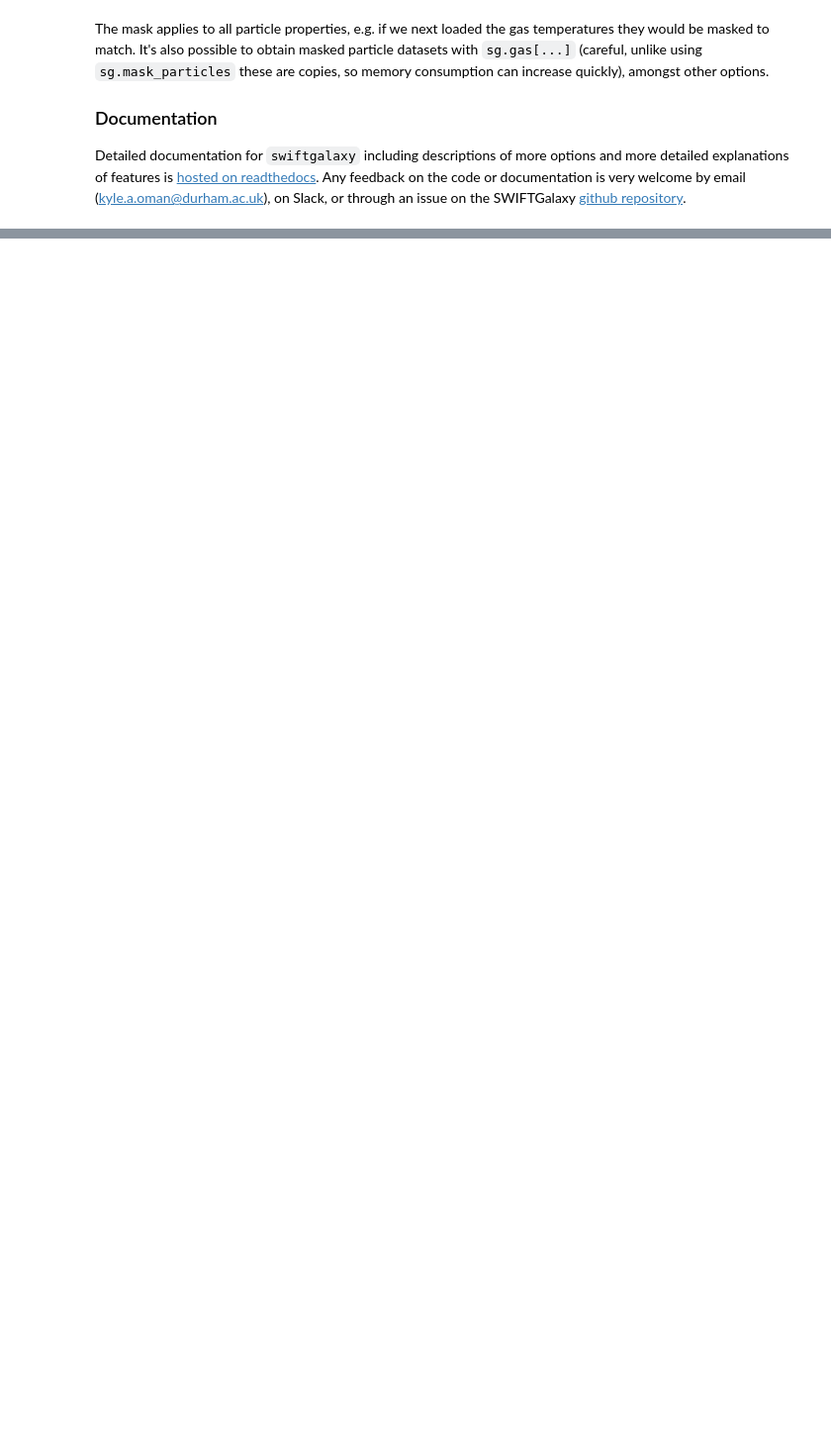
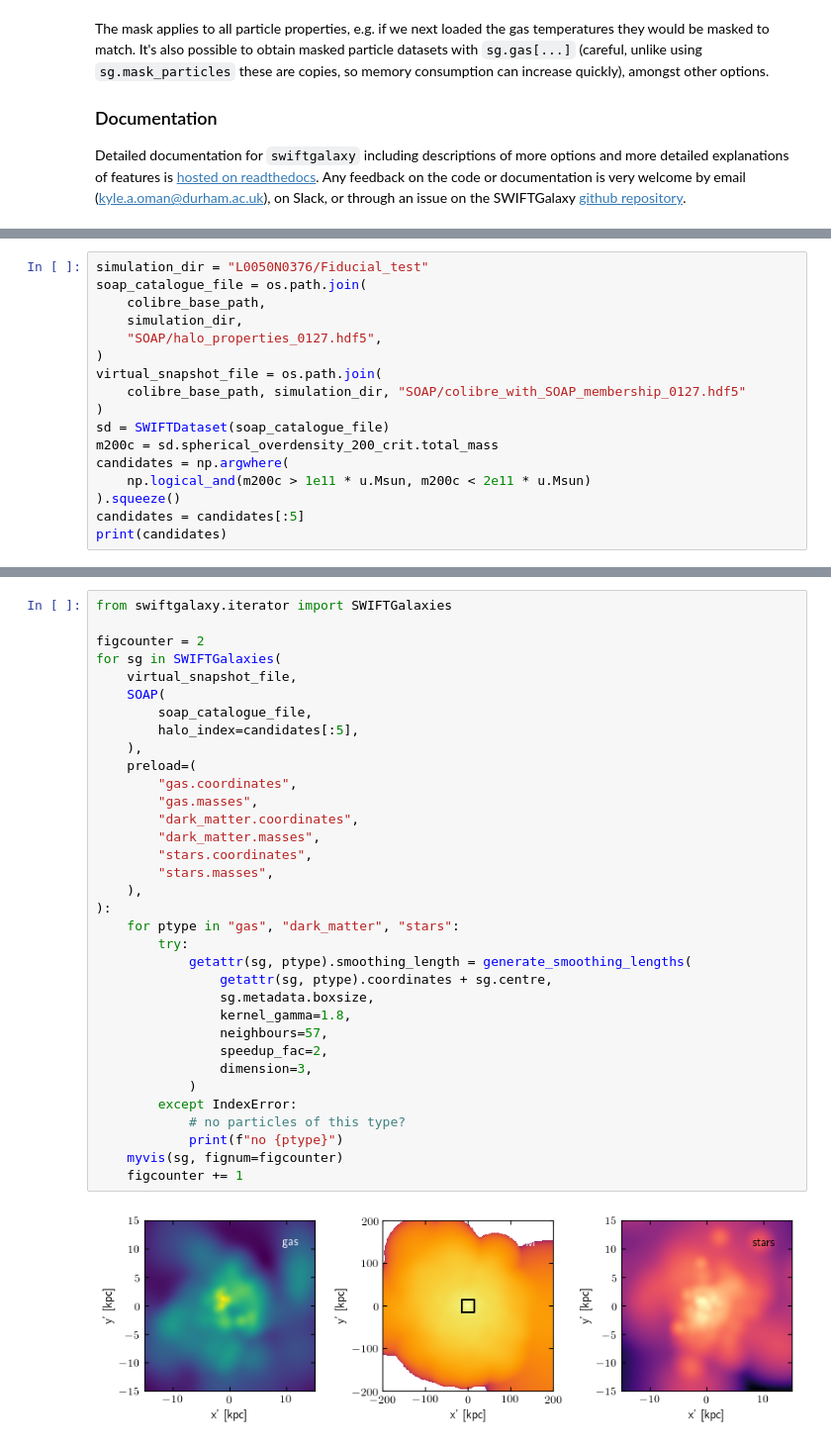
Before and after one commit to SWIFTSIM/swiftgalaxy, a Jupyter notebook: examples/SWIFTGalaxy_Colibre_QuickStart.ipynb, the cells around one changed output, grey strips where cells are left out. Shown: that part at 99% size. Drawn from its saved outputs; the diff is of its cells as text; blank space fills up the shorter version.

```diff
--- a/examples/SWIFTGalaxy_Colibre_QuickStart.ipynb
+++ b/examples/SWIFTGalaxy_Colibre_QuickStart.ipynb
@@ -240,0 +250,17 @@ Detailed documentation for `swiftgalaxy` including descriptions of more options
+# %%
+simulation_dir = "L0050N0376/Fiducial_test"
+soap_catalogue_file = os.path.join(
+    colibre_base_path,
+    simulation_dir,
+    "SOAP/halo_properties_0127.hdf5",
+)
+virtual_snapshot_file = os.path.join(
+    colibre_base_path, simulation_dir, "SOAP/colibre_with_SOAP_membership_0127.hdf5"
+)
+sd = SWIFTDataset(soap_catalogue_file)
+m200c = sd.spherical_overdensity_200_crit.total_mass
+candidates = np.argwhere(
+    np.logical_and(m200c > 1e11 * u.Msun, m200c < 2e11 * u.Msun)
+).squeeze()
+candidates = candidates[:5]
+print(candidates)
@@ -240,0 +273,36 @@ Detailed documentation for `swiftgalaxy` including descriptions of more options
+# %%
+from swiftgalaxy.iterator import SWIFTGalaxies
+
+figcounter = 2
+for sg in SWIFTGalaxies(
+    virtual_snapshot_file,
+    SOAP(
+        soap_catalogue_file,
+        halo_index=candidates[:5],
+    ),
+    preload=(
+        "gas.coordinates",
+        "gas.masses",
+        "dark_matter.coordinates",
+        "dark_matter.masses",
+        "stars.coordinates",
+        "stars.masses",
+    ),
+):
+    for ptype in "gas", "dark_matter", "stars":
+        try:
+            getattr(sg, ptype).smoothing_length = generate_smoothing_lengths(
+                getattr(sg, ptype).coordinates + sg.centre,
+                sg.metadata.boxsize,
+                kernel_gamma=1.8,
+                neighbours=57,
+                speedup_fac=2,
+                dimension=3,
+            )
+        except IndexError:
+            # no particles of this type?
+            print(f"no {ptype}")
+    myvis(sg, fignum=figcounter)
+    figcounter += 1
+# %% [output]
+[figure, added]
```
Also changed, not shown: parts of 16 cells of this notebook.
